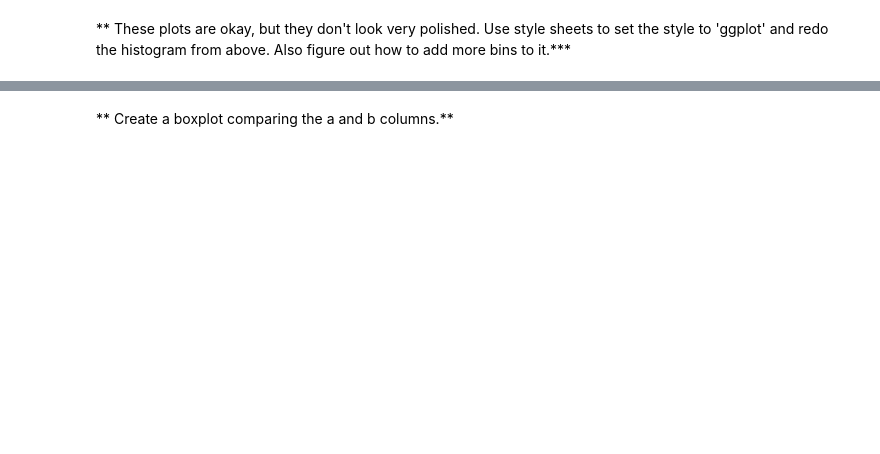
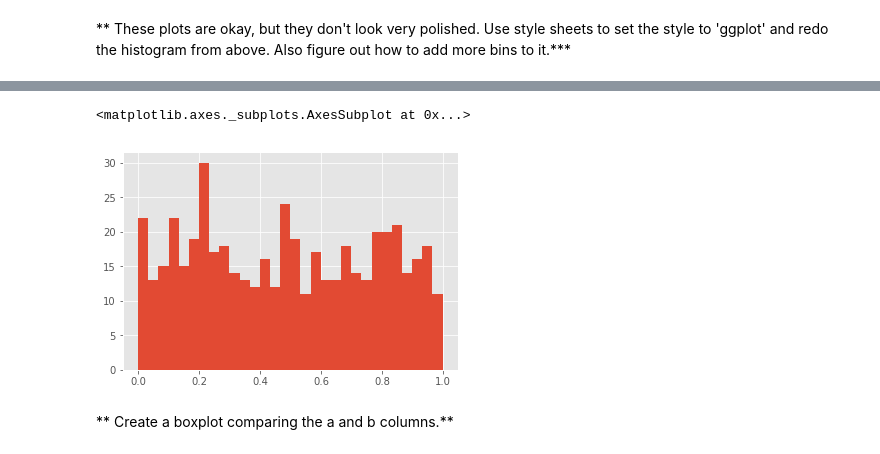
Before and after one commit to RohitPatilRRP/Python-for-Data-Science-and-Machine-Learning-Bootcamp---Udemy, a Jupyter notebook: Python-for-Data-Visualization/Pandas Built-in Data Viz/Pandas Data Visualization Exercise .ipynb, the cells around one changed output, grey strips where cells are left out. Saved outputs shown, nothing was run; the diff lists cells and outputs as text; code cells hidden in the pictures; blank space fills up the shorter version.

```diff
--- a/Python-for-Data-Visualization/Pandas Built-in Data Viz/Pandas Data Visualization Exercise .ipynb
+++ b/Python-for-Data-Visualization/Pandas Built-in Data Viz/Pandas Data Visualization Exercise .ipynb
@@ -53,2 +55,9 @@ df3.head()
+# %%
+plt.style.use('ggplot')
+# %%
+df3['a'].hist(bins=30)
+# %% [output]
+<matplotlib.axes._subplots.AxesSubplot at 0x...>
+[figure, added]
 # %% [markdown]
 ** Create a boxplot comparing the a and b columns.**
```
Also changed, not shown: parts of 13 cells of this notebook, 1 other file.
